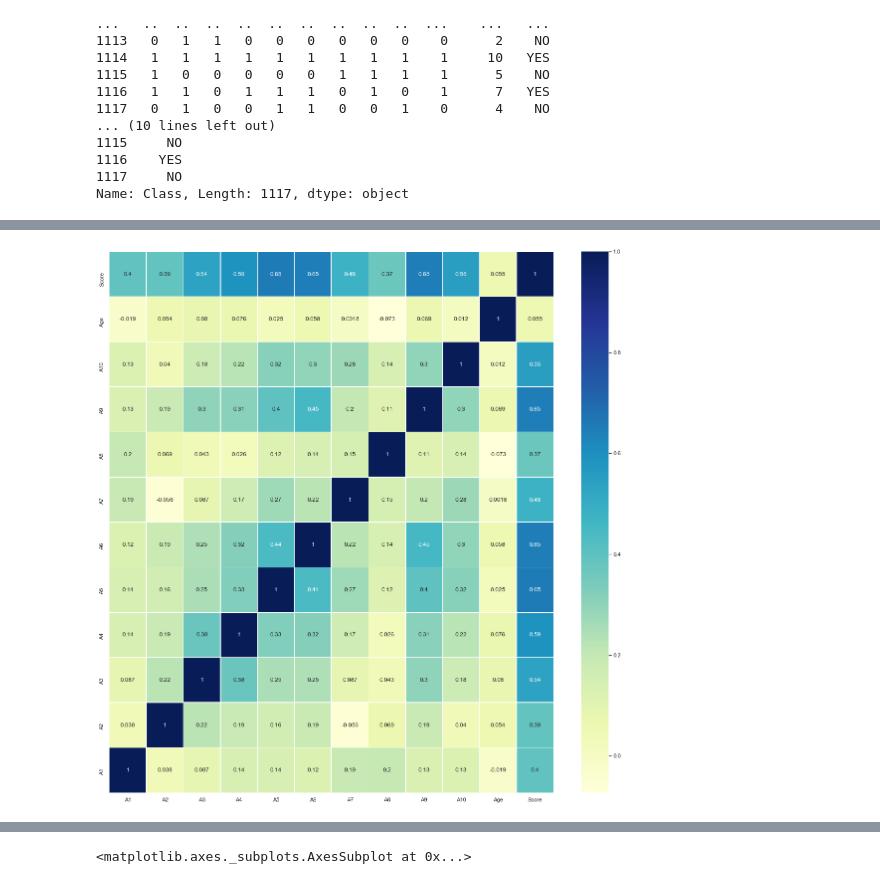
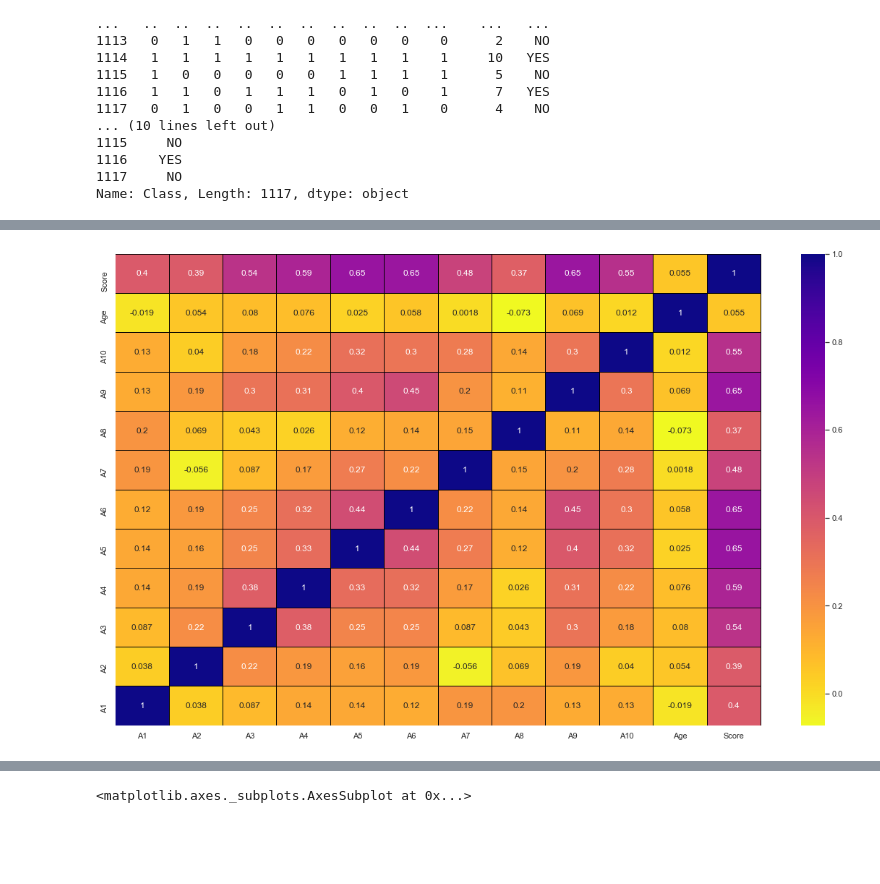
Before and after one commit to VallieTracy/autism-detection-machine-learning, a Jupyter notebook: Stats.ipynb, the cells around one changed output, grey strips where cells are left out. Saved outputs shown, nothing was run; the diff lists cells and outputs as text; code cells hidden in the pictures; blank space fills up the shorter version.

Commit message:
have heatmap formatted, observations written, some ?'s for office hours tomorrow

```diff
--- a/Stats.ipynb
+++ b/Stats.ipynb
@@ -331,18 +322,27 @@ df
 # %%
 #get correlations of each features in dataset
 #df = df.drop('Case No', axis=1)
 corrmat = df.corr()
 top_corr_features = corrmat.index
-plt.figure(figsize=(20,20))
-#plot heat map
-ax=sns.heatmap(df[top_corr_features].corr(),annot=True, cmap="YlGnBu", linewidths=.5)
+plt.figure(figsize=(20,12))
+
+
+
+ax=sns.heatmap(df[top_corr_features].corr(),annot=True, cmap="plasma_r", linewidths=.1,
+              linecolor='black')
 ax.set_ylim(0, 12)
 import os
 plt.savefig(os.path.join("Images", "HeatMap.png"))
 
-# plt.figure()
-# sns.heatmap(df.corr(), square=True, cmap='RdYlGn')
-# plt.subplots_adjust(bottom=0.28)
-# plt.show()
+# grid_kws = {"height_ratios": (.9, .05), "hspace": .3}
+# f, (ax, cbar_ax) = plt.subplots(2, gridspec_kw=grid_kws)
+# ax = sns.heatmap(flights, ax=ax,
+#                  cbar_ax=cbar_ax,
+#                  cbar_kws={"orientation": "horizontal"})
+
+# to make colorbar horizontal, add this code into sns.heatmap params:
+# cbar_kws={"orientation": "horizontal"}
+
+# plasma_r, spring_r, tab10, viridis_r
 # %% [output]
-[figure, old version]
+[figure, new version]
```
Also changed, not shown: parts of 5 cells of this notebook, 2 other files.
